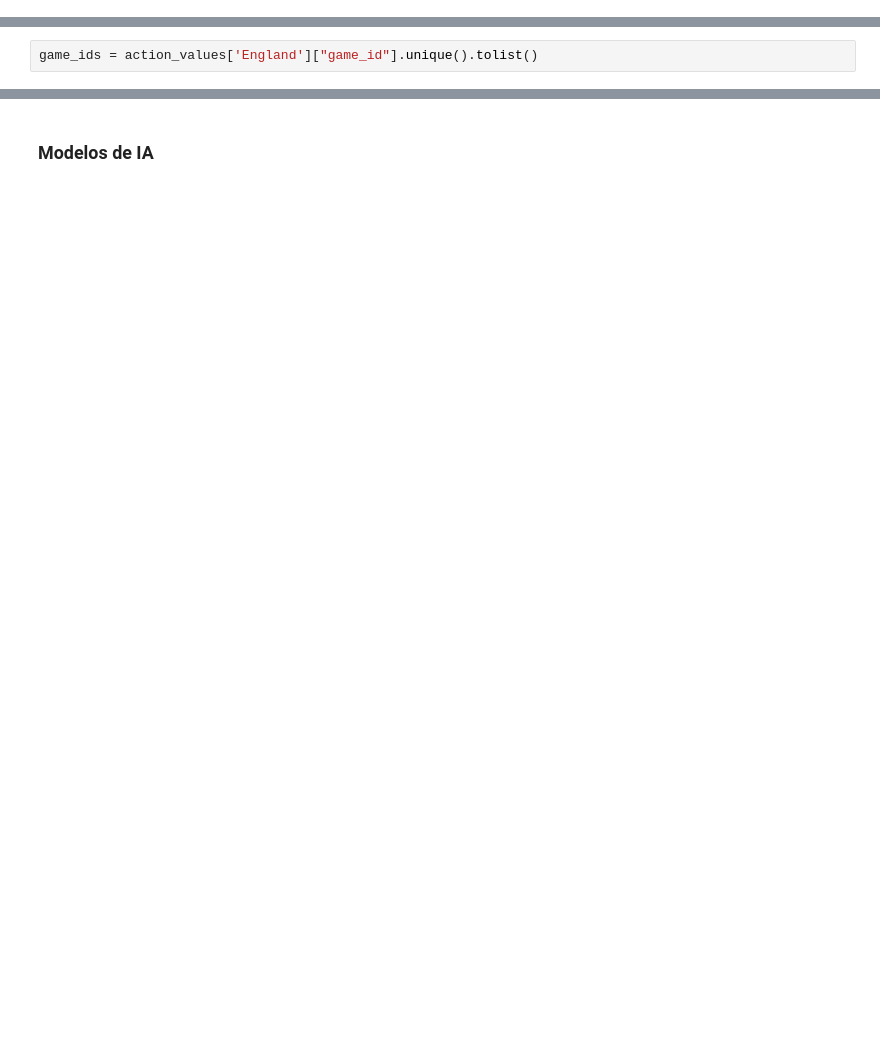
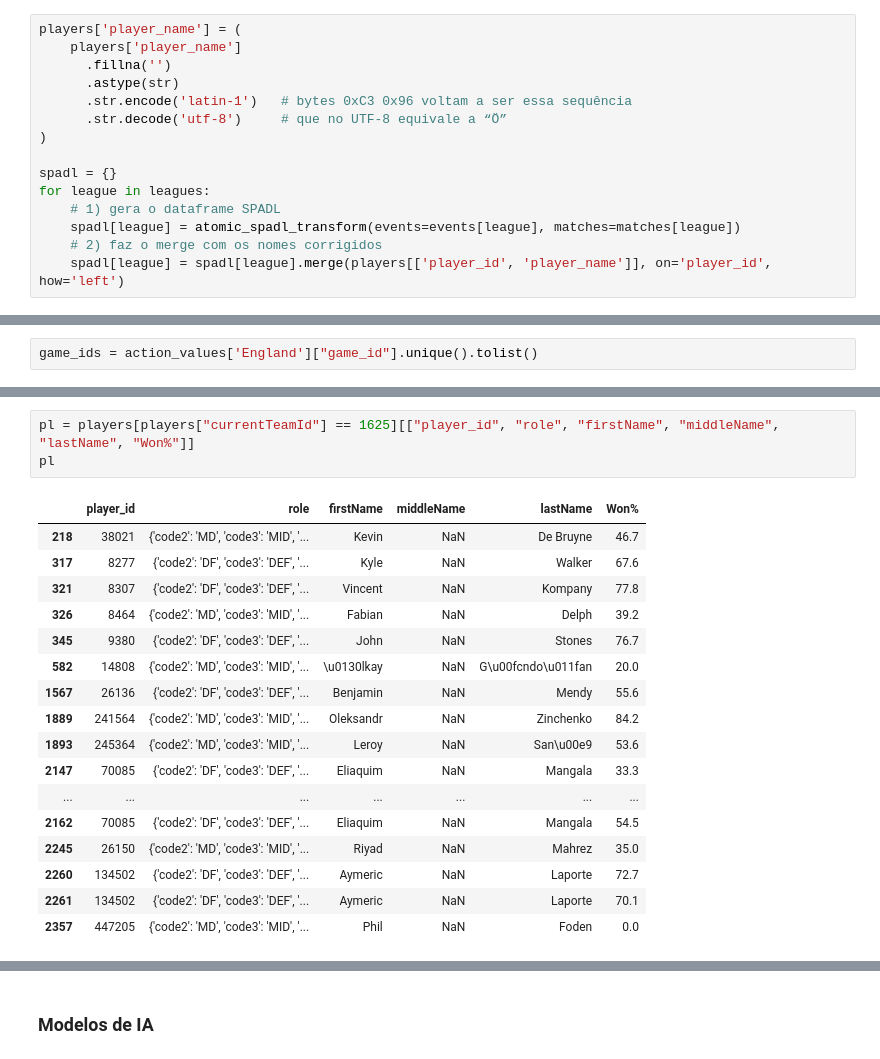
Before and after one commit to vinisilvag/cdaf-projeto, a Jupyter notebook: main.ipynb, the cells around one changed output, grey strips where cells are left out. Cells and saved outputs as stored; diff of their text form; blank space fills up the shorter version.

```diff
--- a/main.ipynb
+++ b/main.ipynb
@@ -146,3 +230,18 @@ for league in leagues:
+# %%
+players['player_name'] = (
+    players['player_name']
+      .fillna('')
+      .astype(str)
+      .str.encode('latin-1')   # bytes 0xC3 0x96 voltam a ser essa sequência
+      .str.decode('utf-8')     # que no UTF-8 equivale a “Ö”
+)
+
+spadl = {}
+for league in leagues:
+    # 1) gera o dataframe SPADL
+    spadl[league] = atomic_spadl_transform(events=events[league], matches=matches[league])
+    # 2) faz o merge com os nomes corrigidos
+    spadl[league] = spadl[league].merge(players[['player_id', 'player_name']], on='player_id', how='left')
 # %% [markdown]
 ## Análise exploratória
 # %%
@@ -594,0 +697,21 @@ game_ids = action_values['England']["game_id"].unique().tolist()
+# %%
+pl = players[players["currentTeamId"] == 1625][["player_id", "role", "firstName", "middleName", "lastName", "Won%"]]
+pl
+# %% [output]
+|  | player_id | role | firstName | middleName | lastName | Won% |
+| 218 | 38021 | {'code2': 'MD', 'code3': 'MID', '... | Kevin | NaN | De Bruyne | 46.7 |
+| 317 | 8277 | {'code2': 'DF', 'code3': 'DEF', '... | Kyle | NaN | Walker | 67.6 |
+| 321 | 8307 | {'code2': 'DF', 'code3': 'DEF', '... | Vincent | NaN | Kompany | 77.8 |
+| 326 | 8464 | {'code2': 'MD', 'code3': 'MID', '... | Fabian | NaN | Delph | 39.2 |
+| 345 | 9380 | {'code2': 'DF', 'code3': 'DEF', '... | John | NaN | Stones | 76.7 |
+| 582 | 14808 | {'code2': 'MD', 'code3': 'MID', '... | \u0130lkay | NaN | G\u00fcndo\u011fan | 20.0 |
+| 1567 | 26136 | {'code2': 'DF', 'code3': 'DEF', '... | Benjamin | NaN | Mendy | 55.6 |
+| 1889 | 241564 | {'code2': 'MD', 'code3': 'MID', '... | Oleksandr | NaN | Zinchenko | 84.2 |
+| 1893 | 245364 | {'code2': 'MD', 'code3': 'MID', '... | Leroy | NaN | San\u00e9 | 53.6 |
+| 2147 | 70085 | {'code2': 'DF', 'code3': 'DEF', '... | Eliaquim | NaN | Mangala | 33.3 |
+| ... | ... | ... | ... | ... | ... | ... |
+| 2162 | 70085 | {'code2': 'DF', 'code3': 'DEF', '... | Eliaquim | NaN | Mangala | 54.5 |
+| 2245 | 26150 | {'code2': 'MD', 'code3': 'MID', '... | Riyad | NaN | Mahrez | 35.0 |
+| 2260 | 134502 | {'code2': 'DF', 'code3': 'DEF', '... | Aymeric | NaN | Laporte | 72.7 |
+| 2261 | 134502 | {'code2': 'DF', 'code3': 'DEF', '... | Aymeric | NaN | Laporte | 70.1 |
+| 2357 | 447205 | {'code2': 'MD', 'code3': 'MID', '... | Phil | NaN | Foden | 0.0 |
```
Also changed, not shown: parts of 21 cells of this notebook, 1 other file.
